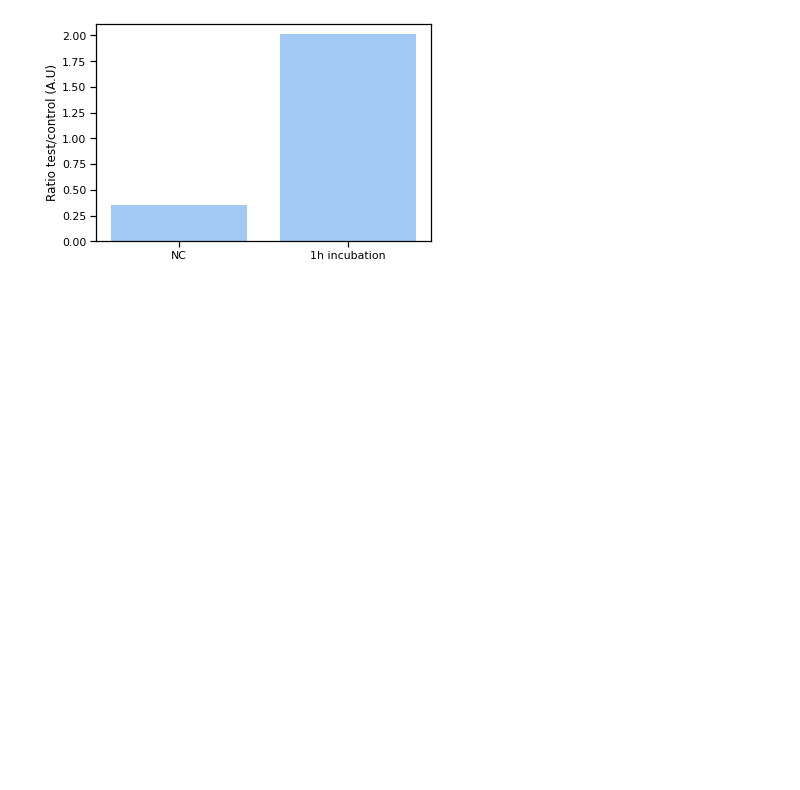
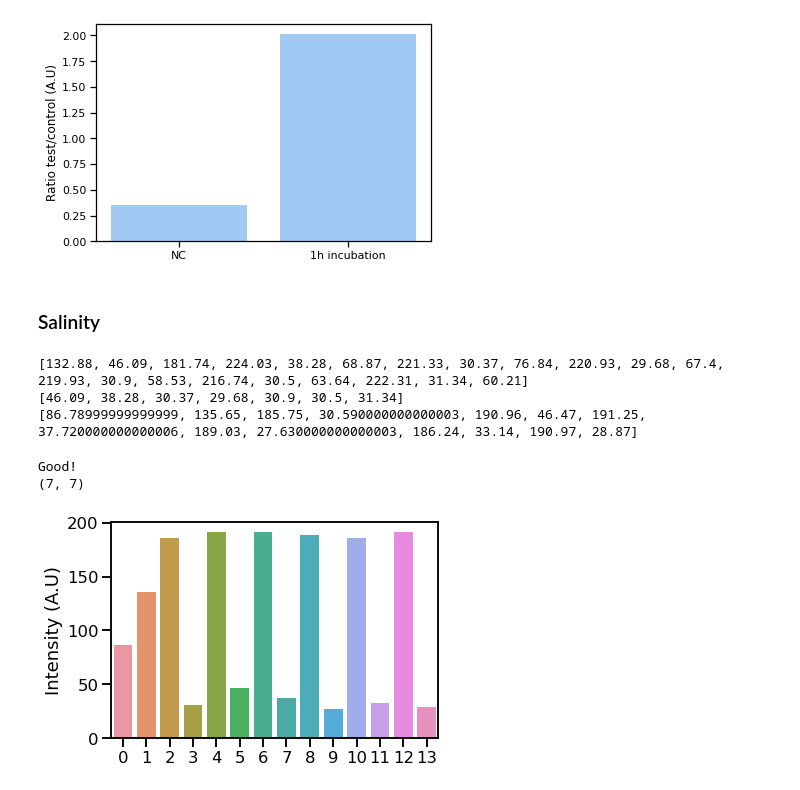
Before and after one commit to NessLfy/iGEM, a Jupyter notebook: quantification_paper_test.ipynb, the cells around one changed output. Drawn from its saved outputs; the diff is of its cells as text; code cells hidden in the pictures; blank space fills up the shorter version.

Commit message:
SHERLOCK
Results, pipeline for analysis and package

```diff
--- a/quantification_paper_test.ipynb
+++ b/quantification_paper_test.ipynb
@@ -262,3 +262,72 @@ plt.ylabel("Ratio test/control (A.U)")
 plt.show()
 # %% [output]
 [figure]
+# %% [markdown]
+### Salinity
+# %%
+results = pd.read_csv("results/paper_test/salinity.csv")
+intensity = list(results.Mean)
+print(intensity)
+
+bck = []
+counter = 0
+for i in range(len(intensity)):
+    if counter == 3:
+        counter = 0
+        bck.append(intensity[i-2])
+    counter+=1
+
+bck.append(intensity[-2])
+print(bck)
+
+counter = 1
+pos = 0
+for i in range(len(intensity)):
+    if counter == 3:
+        counter = 0
+        intensity[i]= intensity[i]-bck[pos]
+        pos += 1
+    else:
+        intensity[i]= intensity[i]-bck[pos]
+    counter +=1
+
+intensity = [i for i in intensity if i != 0]
+
+print(intensity)
+# %% [output]
+[132.88, 46.09, 181.74, 224.03, 38.28, 68.87, 221.33, 30.37, 76.84, 220.93, 29.68, 67.4, 219.93, 30.9, 58.53, 216.74, 30.5, 63.64, 222.31, 31.34, 60.21]
+[46.09, 38.28, 30.37, 29.68, 30.9, 30.5, 31.34]
+[86.78999999999999, 135.65, 185.75, 30.590000000000003, 190.96, 46.47, 191.25, 37.720000000000006, 189.03, 27.630000000000003, 186.24, 33.14, 190.97, 28.87]
+# %%
+counter = 0
+test = []
+control = []
+
+for i in range(len(intensity)):
+    if counter == 1:
+        counter = 0
+        test.append(intensity[i])
+    else:
+        control.append(intensity[i])
+        counter+=1
+
+if len(test) == len(control):
+    print('Good!')
+print((len(test),len(control)))
+# %% [output]
+Good!
+(7, 7)
+# %%
+sns.set_context("talk")
+palette = sns.color_palette("pastel",as_cmap=True)
+sns.set_palette(palette)
+#names = ['Control_NC','Test_NC','Control','Test']
+intensity = [i for i in intensity if i != 0]
+sns.barplot([i for i in range(len(intensity))],intensity)
+#plt.xticks([i for i in range(len(intensity))],names,rotation=20)
+plt.ylabel('Intensity (A.U)')
+plt.tight_layout()
+#plt.savefig('images/Gel_imager_w.png',dpi=300, transparent=True)
+plt.show()
+# %% [output]
+[figure, added]
```
Also changed, not shown: parts of 9 cells of this notebook, 30 other files.
